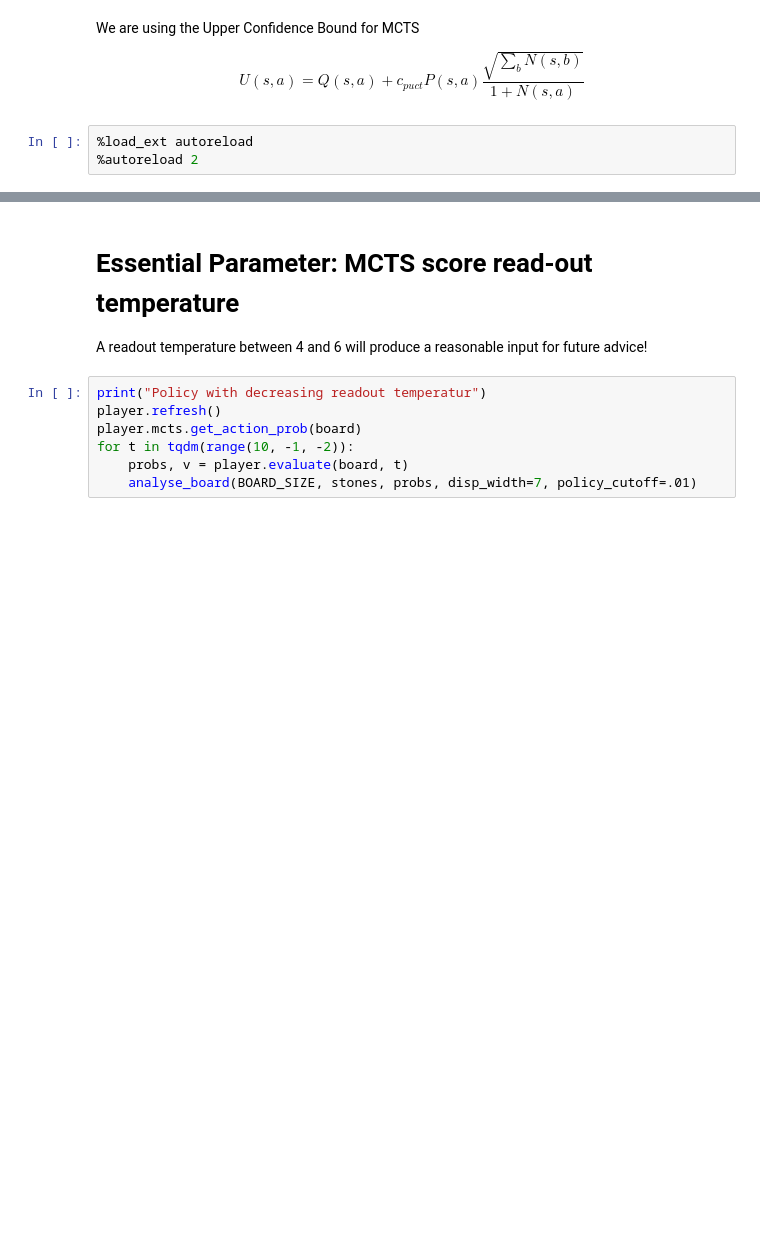
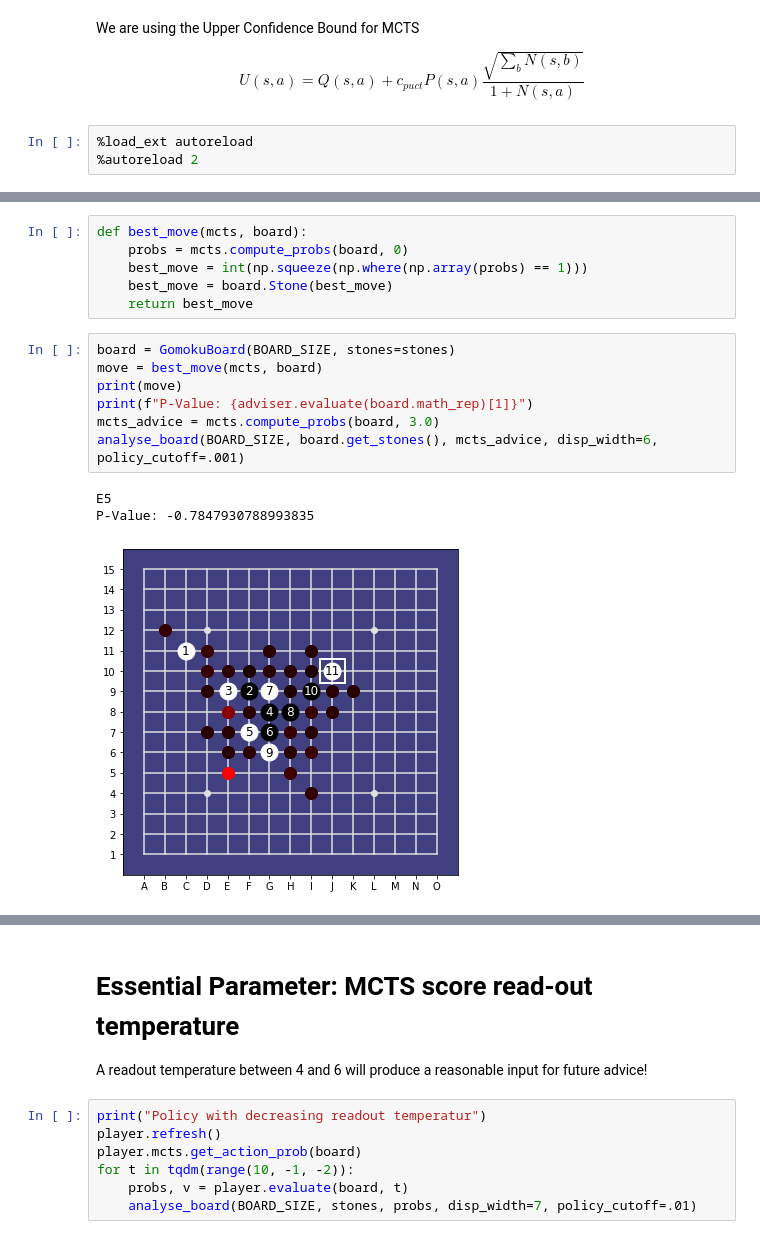
Before and after one commit to Project-Ellie/DeepGomoku, a Jupyter notebook: notebooks/MCTS_Explore_Exploit.ipynb, the cells around one changed output, grey strips where cells are left out. Cells and saved outputs as stored; diff of their text form; blank space fills up the shorter version.

```diff
--- a/notebooks/MCTS_Explore_Exploit.ipynb
+++ b/notebooks/MCTS_Explore_Exploit.ipynb
@@ -57,0 +88,17 @@ board = GomokuBoard(BOARD_SIZE, stones=stones)
+# %%
+def best_move(mcts, board):
+    probs = mcts.compute_probs(board, 0)
+    best_move = int(np.squeeze(np.where(np.array(probs) == 1)))
+    best_move = board.Stone(best_move)
+    return best_move
+# %%
+board = GomokuBoard(BOARD_SIZE, stones=stones)
+move = best_move(mcts, board)
+print(move)
+print(f"P-Value: {adviser.evaluate(board.math_rep)[1]}")
+mcts_advice = mcts.compute_probs(board, 3.0)
+analyse_board(BOARD_SIZE, board.get_stones(), mcts_advice, disp_width=6, policy_cutoff=.001)
+# %% [output]
+E5
+P-Value: -0.7847930788993835
+[figure, added]
```
Also changed, not shown: parts of 20 cells of this notebook, 13 other files.
